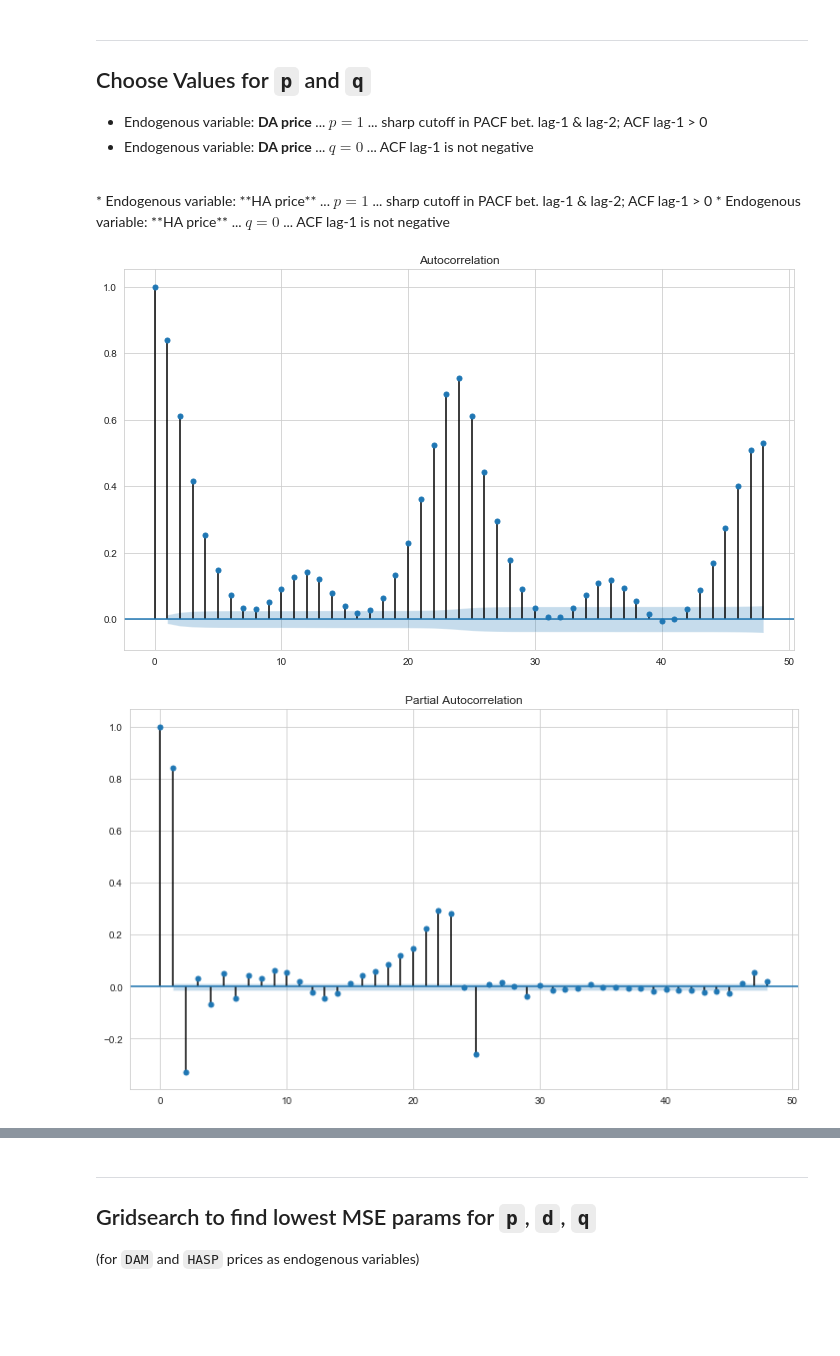
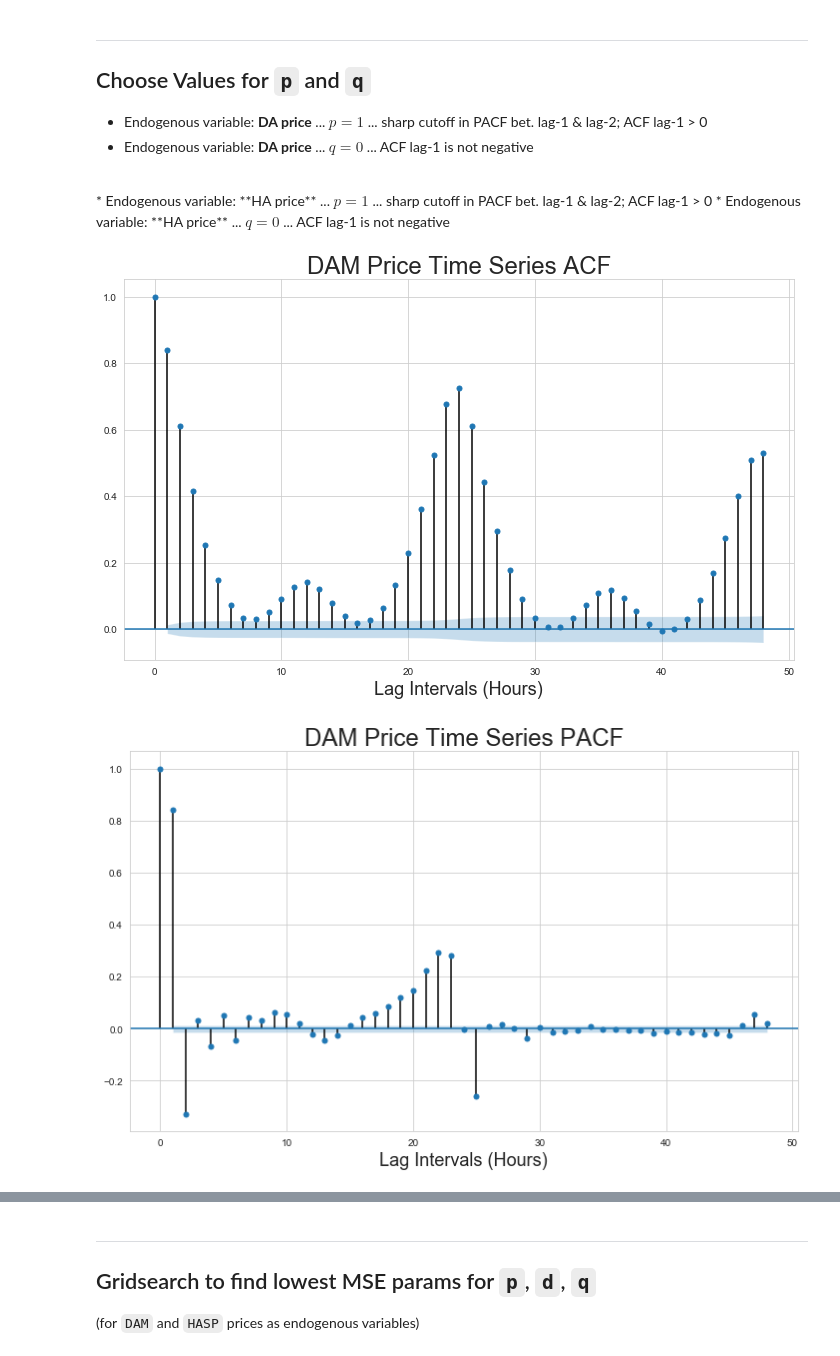
Before and after one commit to manukalia/CA_Electricty_Price_Prediction_Neural_Net, a Jupyter notebook: code/6a_ARIMA_Model_Continuous_Targets.ipynb, the cells around one changed output, grey strips where cells are left out. Drawn from its saved outputs; the diff is of its cells as text; code cells hidden in the pictures; blank space fills up the shorter version.

```diff
--- a/code/6a_ARIMA_Model_Continuous_Targets.ipynb
+++ b/code/6a_ARIMA_Model_Continuous_Targets.ipynb
@@ -100,13 +103,21 @@ dtype: float64
  <br/>
 # %%
 fig, ax = plt.subplots(figsize=(12,7))
-plot_acf(train['dam_price_per_mwh'], lags=24*2, ax=ax);
+plot_acf(train['dam_price_per_mwh'], lags=24*2, ax=ax)
+plt.title('DAM Price Time Series ACF', fontsize=24)
+plt.xlabel('Lag Intervals (Hours)', fontsize=18)
+plt.savefig('../images/dam_acf.jpg')
+plt.show();
 # %% [output]
-[figure, old version]
+[figure, new version]
 # %%
 fig, ax = plt.subplots(figsize=(12,7))
-plot_pacf(train['dam_price_per_mwh'], lags=24*2, ax=ax);
+plot_pacf(train['dam_price_per_mwh'], lags=24*2, ax=ax)
+plt.title('DAM Price Time Series PACF', fontsize=24)
+plt.xlabel('Lag Intervals (Hours)', fontsize=18)
+plt.savefig('../images/dam_pacf.jpg')
+plt.show();
 # %% [output]
-[figure, old version]
+[figure, new version]
 # %%
 fig, ax = plt.subplots(figsize=(12,7))
```
Also changed, not shown: parts of 11 cells of this notebook, 11 other files.
